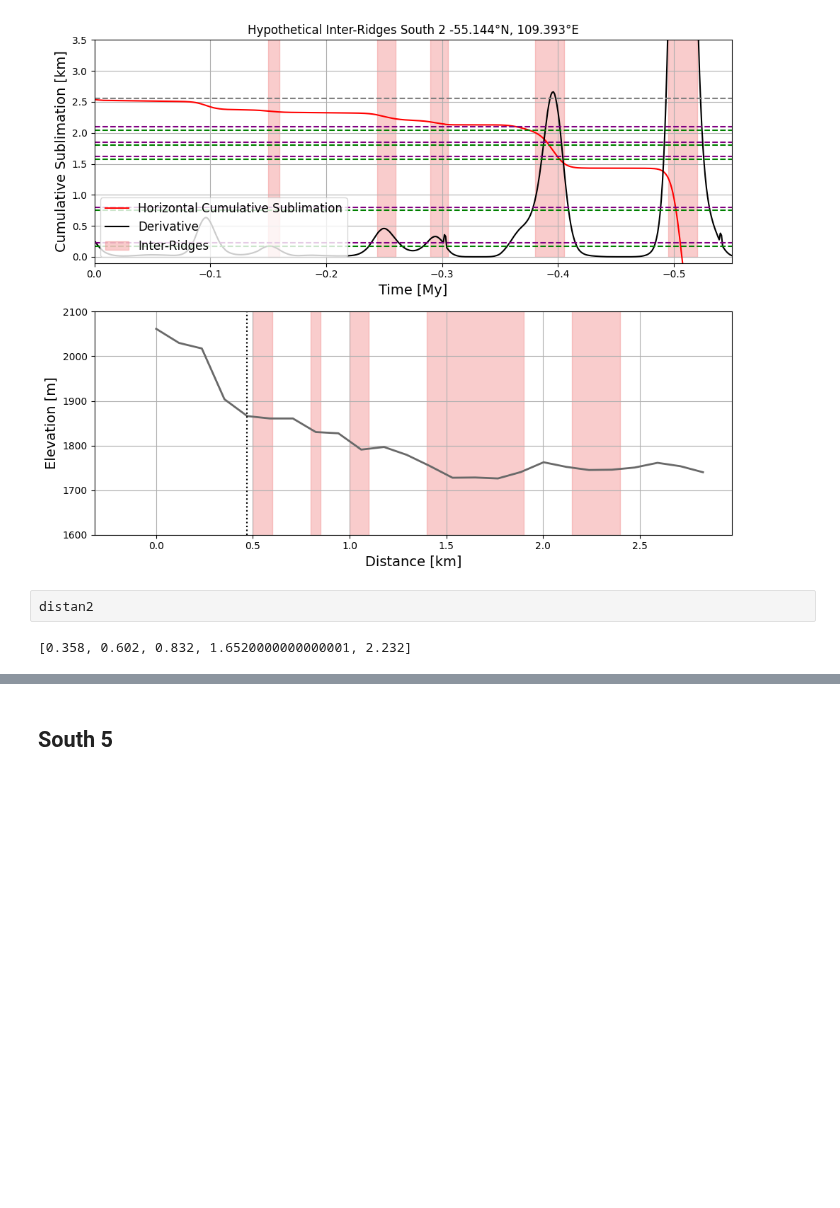
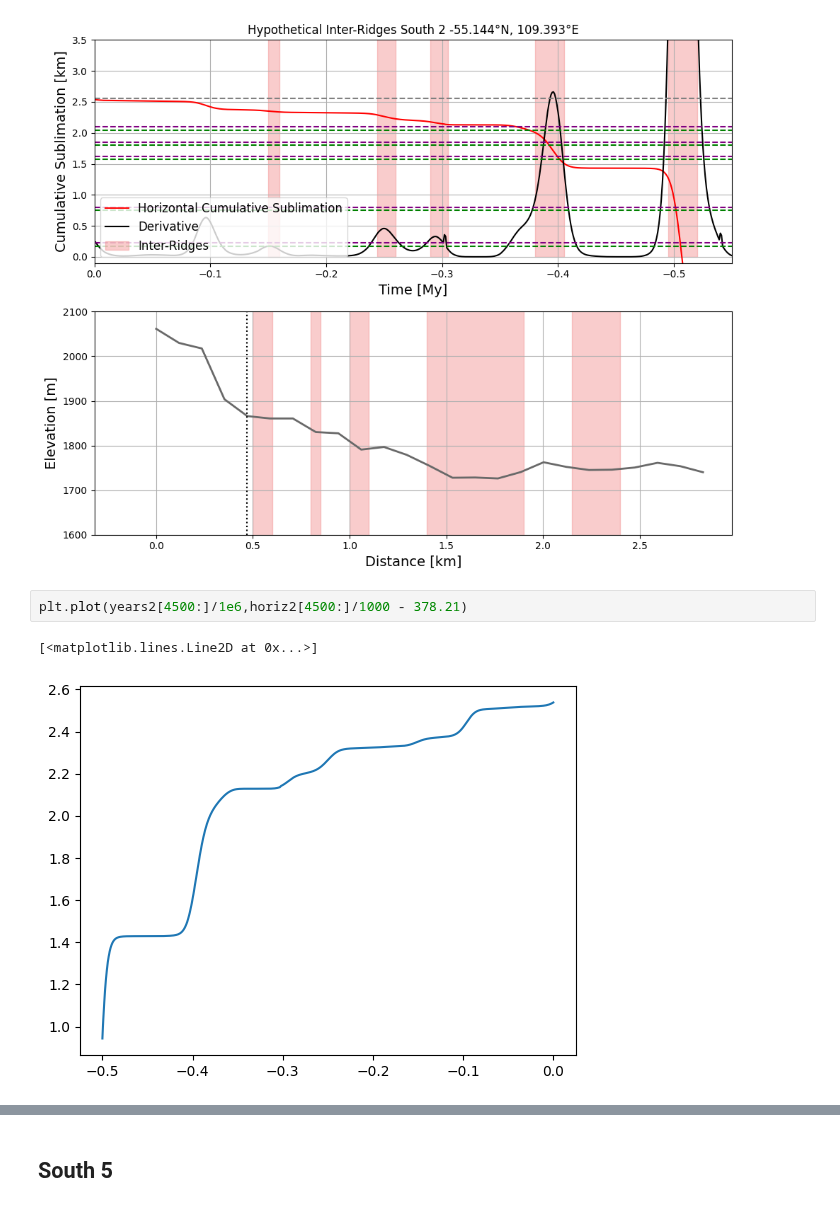
Before and after one commit to lsperezm/Martian_Icy_Scarps, a Jupyter notebook: Code/New_Scarps.ipynb, the cells around one changed output, grey strips where cells are left out. Saved outputs shown, nothing was run; the diff lists cells and outputs as text; blank space fills up the shorter version.

```diff
--- a/Code/New_Scarps.ipynb
+++ b/Code/New_Scarps.ipynb
@@ -219,7 +181,8 @@ ax1.set_title('Hypothetical Inter-Ridges South 2 -55.144°N, 109.393°E')
 plt.tight_layout()
 # %% [output]
 [figure]
-# %%
-distan2
-# %% [output]
-[0.358, 0.602, 0.832, 1.6520000000000001, 2.232]
+# %%
+plt.plot(years2[4500:]/1e6,horiz2[4500:]/1000 - 378.21)
+# %% [output]
+[<matplotlib.lines.Line2D at 0x...>]
+[figure, added]
```
Also changed, not shown: parts of 12 cells of this notebook, 1 other file.
